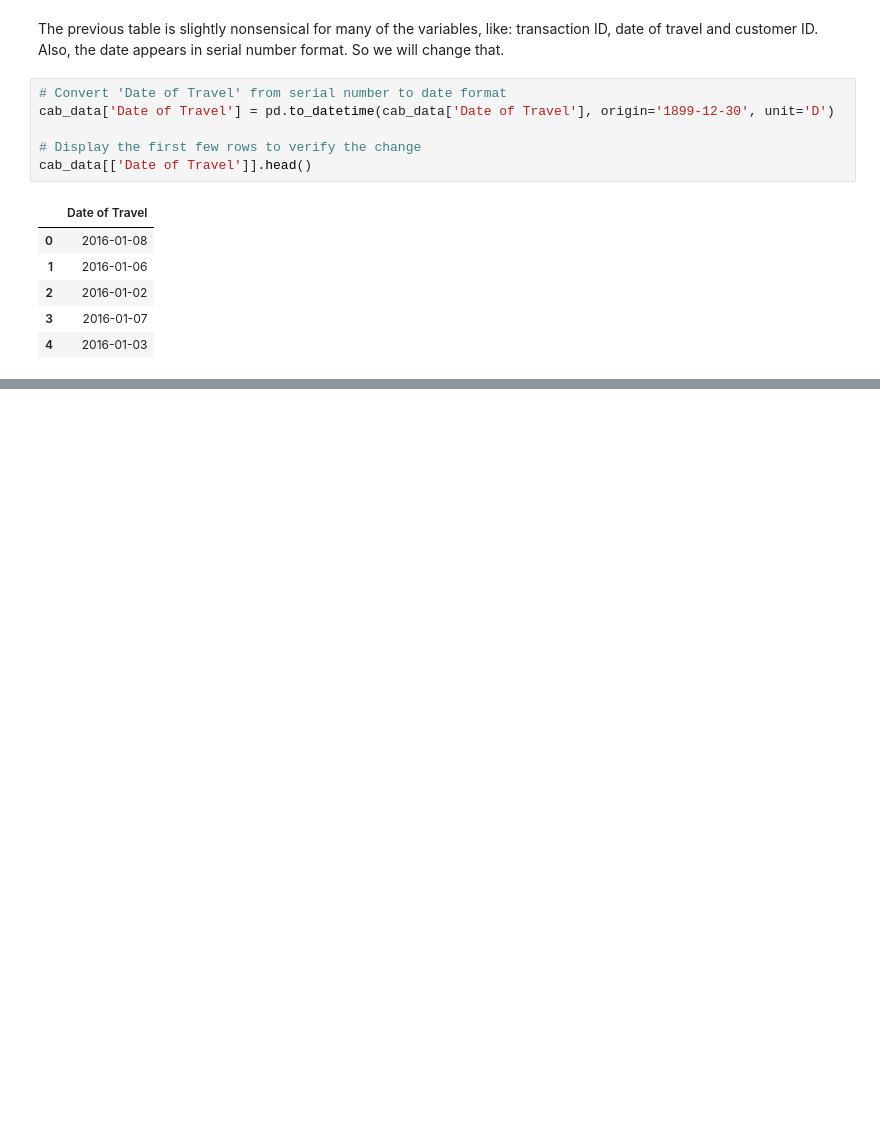
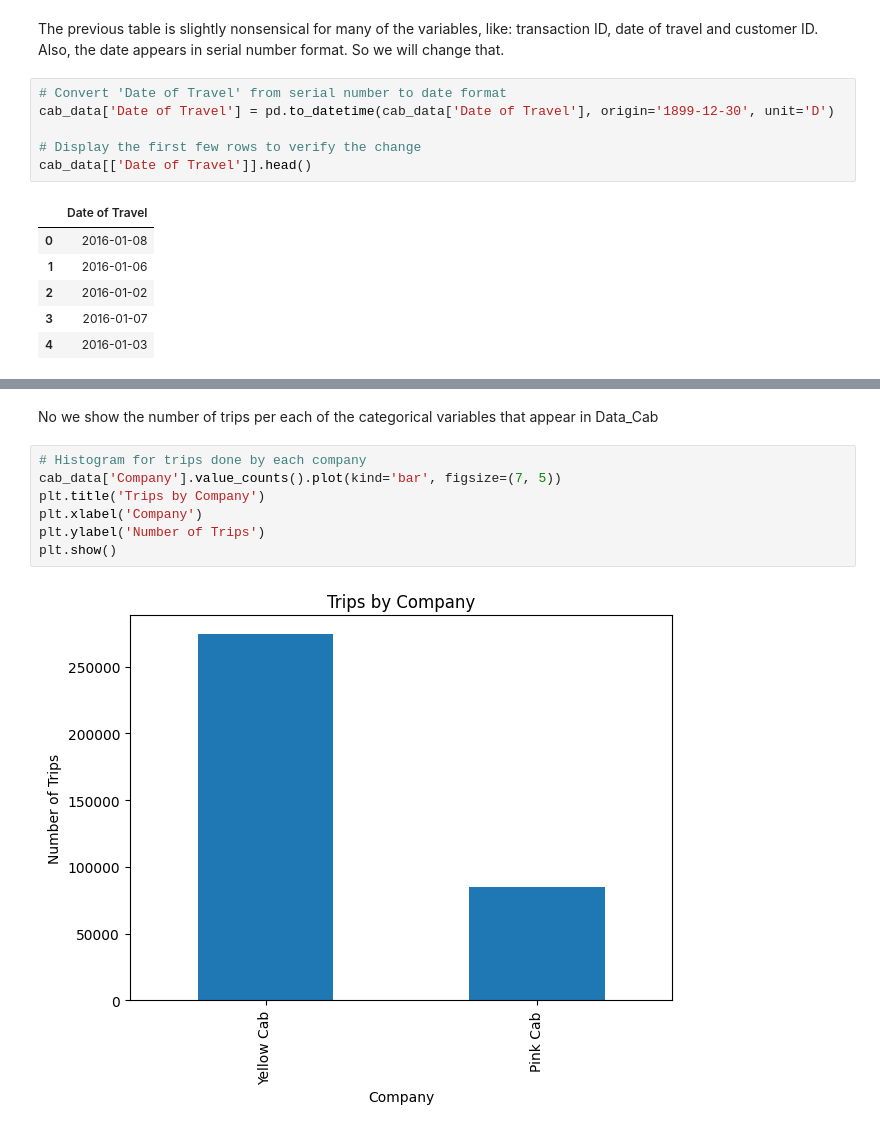
Before and after one commit to gonzalocancio/dataGlacier, a Jupyter notebook: week2/Untitled.ipynb, the cells around one changed output, grey strips where cells are left out. Drawn from its saved outputs; the diff is of its cells as text; blank space fills up the shorter version.

```diff
--- a/week2/Untitled.ipynb
+++ b/week2/Untitled.ipynb
@@ -292,0 +345,11 @@ cab_data[['Date of Travel']].head()
+# %% [markdown]
+No we show the number of trips per each of the categorical variables that appear in Data_Cab
+# %%
+# Histogram for trips done by each company
+cab_data['Company'].value_counts().plot(kind='bar', figsize=(7, 5))
+plt.title('Trips by Company')
+plt.xlabel('Company')
+plt.ylabel('Number of Trips')
+plt.show()
+# %% [output]
+[figure, added]
```
Also changed, not shown: parts of 41 cells of this notebook, 1 other file.
